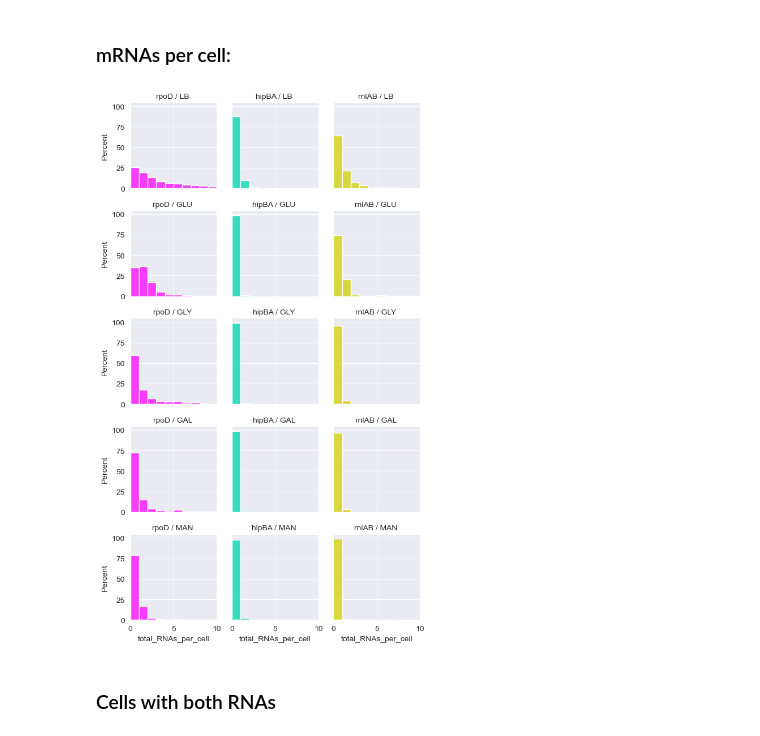
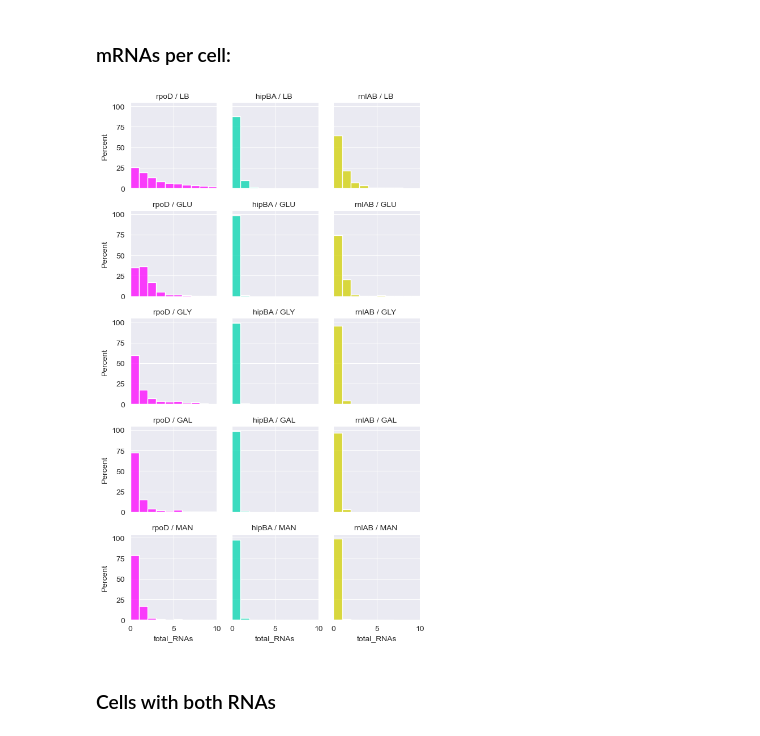
Before and after one commit to LaToyaVanderB/Ecoli_smFISH, a Jupyter notebook: src/06-plot-results.ipynb, the cells around one changed output. Drawn from its saved outputs; the diff is of its cells as text; code cells hidden in the pictures.

```diff
--- a/src/06-plot-results.ipynb
+++ b/src/06-plot-results.ipynb
@@ -249,12 +348,12 @@ g.map_dataframe(sns.histplot, x='eccentricity', stat='density');
 [figure]
 # %% [markdown]
 ### mRNAs per cell:
-# %%
-g = sns.FacetGrid(df, col='mRNA', col_order=mrna_ordered, row='csource', row_order=csources_ordered,
-                  xlim=(0, 10), sharex=True, sharey=True, hue='mRNA', palette=palette, height=2);
-g.map_dataframe(sns.histplot, x='total_RNAs_per_cell', binwidth=1, stat='percent')
-g.set_titles('{col_name} / {row_name} ');
-# %% [output]
-[figure, removed]
+# %%
+g = sns.FacetGrid(df_stacked, col='mrna', col_order=mrna_ordered, row='csource', row_order=csources_ordered,
+                  xlim=(0, 10), sharex=True, sharey=True, hue='mrna', palette=palette, height=2);
+g.map_dataframe(sns.histplot, x='total_RNAs', binwidth=1, stat='percent')
+g.set_titles('{col_name} / {row_name} ');
+# %% [output]
+[figure, added]
 # %% [markdown]
 ### Cells with both RNAs
```
Also changed, not shown: parts of 35 cells of this notebook, 8 other files.
